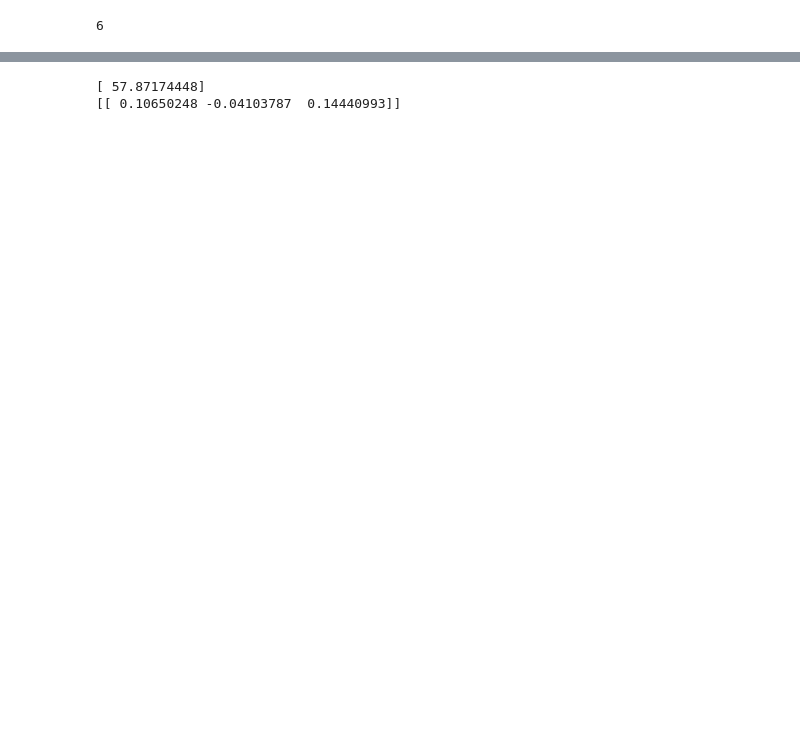
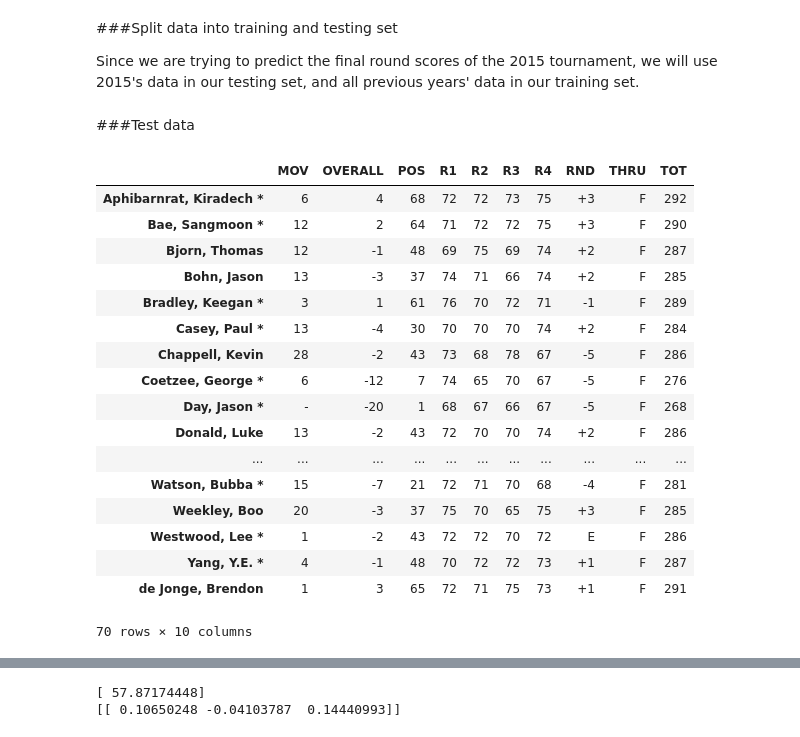
Before and after one commit to ryancjepsen/learning, a Jupyter notebook: pga championship.ipynb, the cells around one changed output, grey strips where cells are left out. Drawn from its saved outputs; the diff is of its cells as text; code cells hidden in the pictures; blank space fills up the shorter version.

```diff
--- a/pga championship.ipynb
+++ b/pga championship.ipynb
@@ -15,7 +21,3 @@ from bs4 import BeautifulSoup
 # %%
 import warnings
 warnings.filterwarnings('ignore')
-# %%
-html = req.get('http://www.golfchannel.com/tours/pga-of-america/2014/pga-championship/')
-soup = BeautifulSoup(html.content, "html.parser")
-table = soup.findAll('table')
@@ -45,7 +51,7 @@ for table in tables:
 
         try:
             cells = row.findAll('td')
-            name = cells[3].get_text().encode().strip()
+            name = cells[3].get_text().strip()
 
             data[name] = {
                 'POS' : re.sub("\D", "", cells[1].get_text()),
@@ -75 +73,5 @@ for d in dictionaries:
+# %% [markdown]
+###Split data into training and testing set
+
+Since we are trying to predict the final round scores of the 2015 tournament, we will use 2015's data in our testing set, and all previous years' data in our training set.
 # %%
@@ -85,4 +85,23 @@ dftest = pd.DataFrame(dictionaries[7]).T
-# %%
-len(dicts)
-# %% [output]
-6
+# %% [markdown]
+###Test data
+# %%
+dftest
+# %% [output]
+|  | MOV | OVERALL | POS | R1 | R2 | R3 | R4 | RND | THRU | TOT |
+| Aphibarnrat, Kiradech * | 6 | 4 | 68 | 72 | 72 | 73 | 75 | +3 | F | 292 |
+| Bae, Sangmoon * | 12 | 2 | 64 | 71 | 72 | 72 | 75 | +3 | F | 290 |
+| Bjorn, Thomas | 12 | -1 | 48 | 69 | 75 | 69 | 74 | +2 | F | 287 |
+| Bohn, Jason | 13 | -3 | 37 | 74 | 71 | 66 | 74 | +2 | F | 285 |
+| Bradley, Keegan * | 3 | 1 | 61 | 76 | 70 | 72 | 71 | -1 | F | 289 |
+| Casey, Paul * | 13 | -4 | 30 | 70 | 70 | 70 | 74 | +2 | F | 284 |
+| Chappell, Kevin | 28 | -2 | 43 | 73 | 68 | 78 | 67 | -5 | F | 286 |
+| Coetzee, George * | 6 | -12 | 7 | 74 | 65 | 70 | 67 | -5 | F | 276 |
+| Day, Jason * | - | -20 | 1 | 68 | 67 | 66 | 67 | -5 | F | 268 |
+| Donald, Luke | 13 | -2 | 43 | 72 | 70 | 70 | 74 | +2 | F | 286 |
+| ... | ... | ... | ... | ... | ... | ... | ... | ... | ... | ... |
+| Watson, Bubba * | 15 | -7 | 21 | 72 | 71 | 70 | 68 | -4 | F | 281 |
+| Weekley, Boo | 20 | -3 | 37 | 75 | 70 | 65 | 75 | +3 | F | 285 |
+| Westwood, Lee * | 1 | -2 | 43 | 72 | 72 | 70 | 72 | E | F | 286 |
+| Yang, Y.E. * | 4 | -1 | 48 | 70 | 72 | 72 | 73 | +1 | F | 287 |
+| de Jonge, Brendon | 1 | 3 | 65 | 72 | 71 | 75 | 73 | +1 | F | 291 |
+70 rows × 10 columns
```
Also changed, not shown: parts of 21 cells of this notebook.
